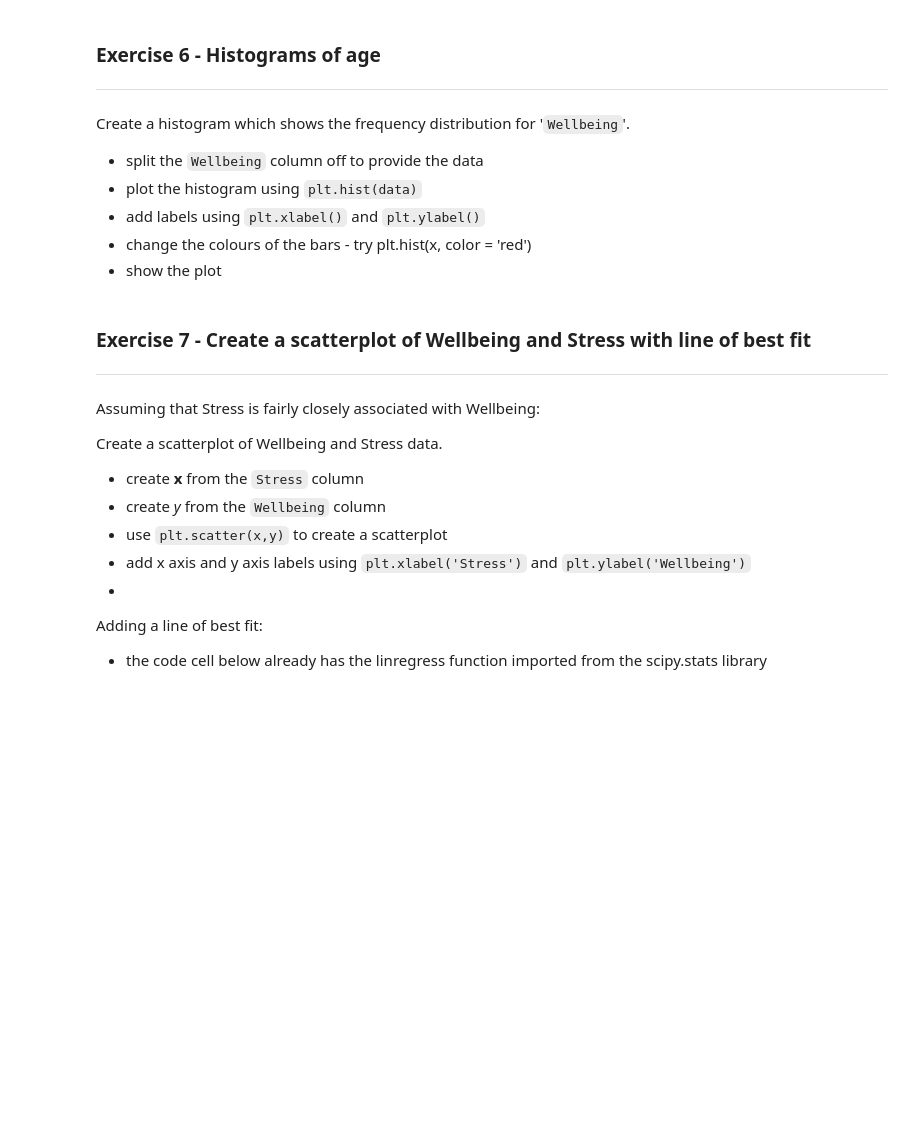
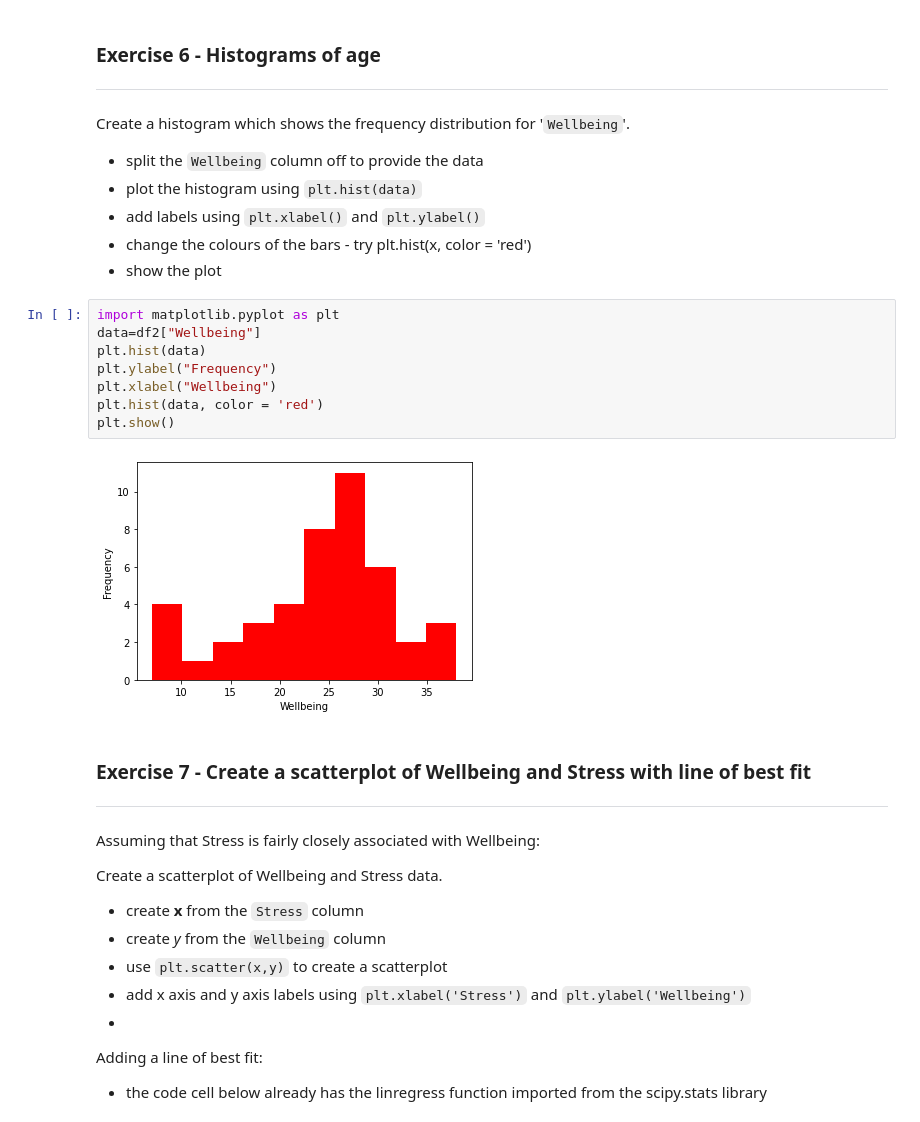
Before and after one commit to nacarvalentina/python-fundamentals, a Jupyter notebook: VN_7_1_Visualisation_with_matplotlib.ipynb, the cells around one changed output. Saved outputs shown, nothing was run; the diff lists cells and outputs as text; blank space fills up the shorter version.

```diff
--- a/VN_7_1_Visualisation_with_matplotlib.ipynb
+++ b/VN_7_1_Visualisation_with_matplotlib.ipynb
@@ -264,6 +264,16 @@ Create a histogram which shows the frequency distribution for '`Wellbeing`'.
 * add labels using `plt.xlabel()` and `plt.ylabel()`
 * change the colours of the bars - try plt.hist(x, color = 'red')
 * show the plot
+# %%
+import matplotlib.pyplot as plt
+data=df2["Wellbeing"]
+plt.hist(data)
+plt.ylabel("Frequency")
+plt.xlabel("Wellbeing")
+plt.hist(data, color = 'red')
+plt.show()
+# %% [output]
+[figure, added]
 # %% [markdown]
 ### Exercise 7 - Create a scatterplot of Wellbeing and Stress with line of best fit
 ---
```
Also changed, not shown: parts of 3 cells of this notebook.
